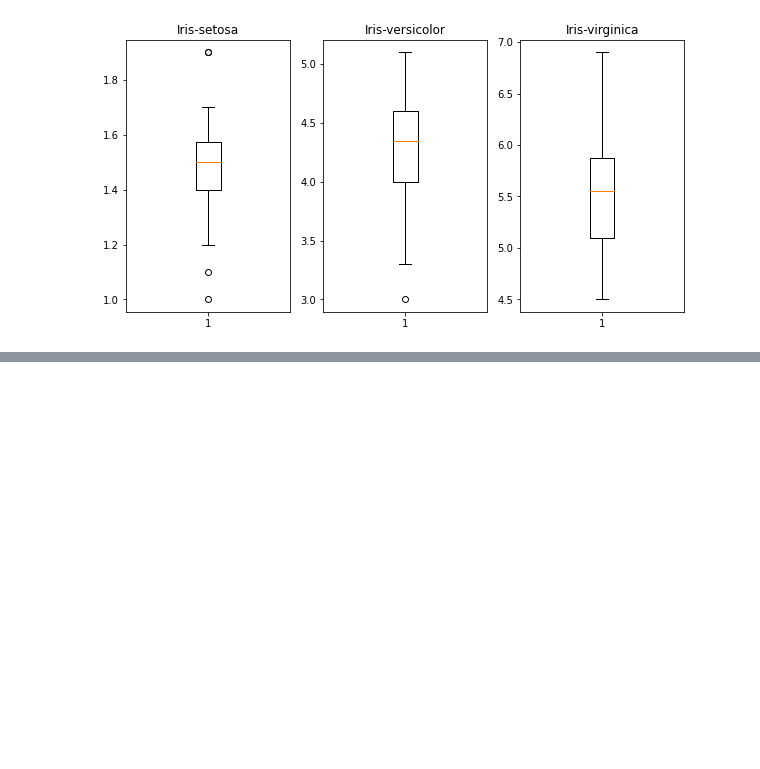
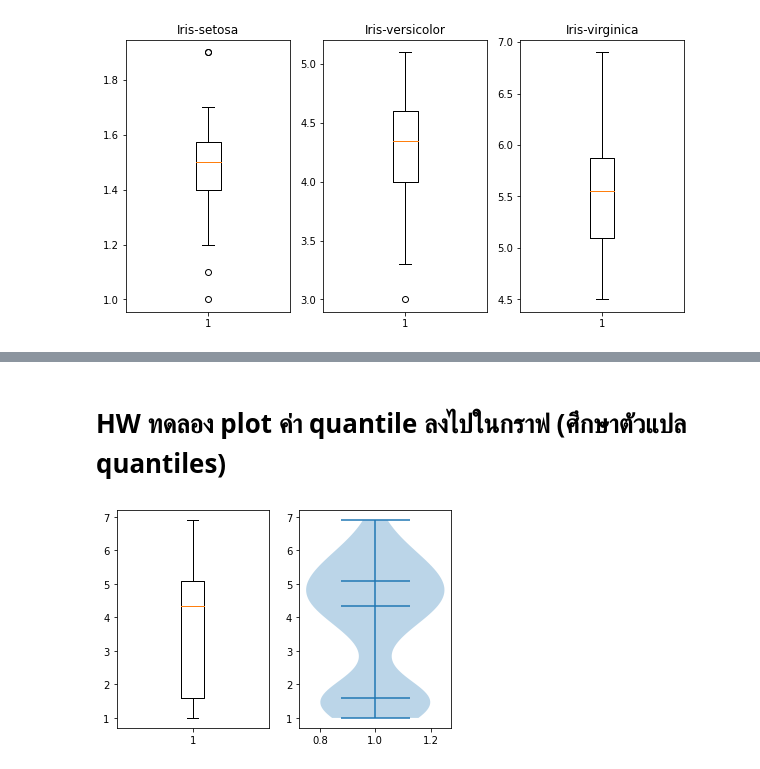
Before and after one commit to BestApisit/data_viz_2022, a Jupyter notebook: DataViz02_Data_Distribution_.ipynb, the cells around one changed output, grey strips where cells are left out. Saved outputs shown, nothing was run; the diff lists cells and outputs as text; code cells hidden in the pictures; blank space fills up the shorter version.

```diff
--- a/DataViz02_Data_Distribution_.ipynb
+++ b/DataViz02_Data_Distribution_.ipynb
@@ -379,0 +404,12 @@ plt.title('Iris-virginica');  ## สร้างชื่อกราฟบอ
+# %% [markdown]
+# HW ทดลอง plot ค่า quantile ลงไปในกราฟ (ศึกษาตัวแปล quantiles)
+# %%
+plt.subplot(1,2,1)
+bb = plt.boxplot(df['PetalLength'])
+q1 = bb['boxes'][0].get_ydata()[0]
+q2 = bb['medians'][0].get_ydata()[0]
+q3 = bb['boxes'][0].get_ydata()[2]
+plt.subplot(1,2,2)
+vi = plt.violinplot(df['PetalLength'],quantiles=[0.25,0.5,0.75])
+# %% [output]
+[figure, added]
```
Also changed, not shown: parts of 4 cells of this notebook.
